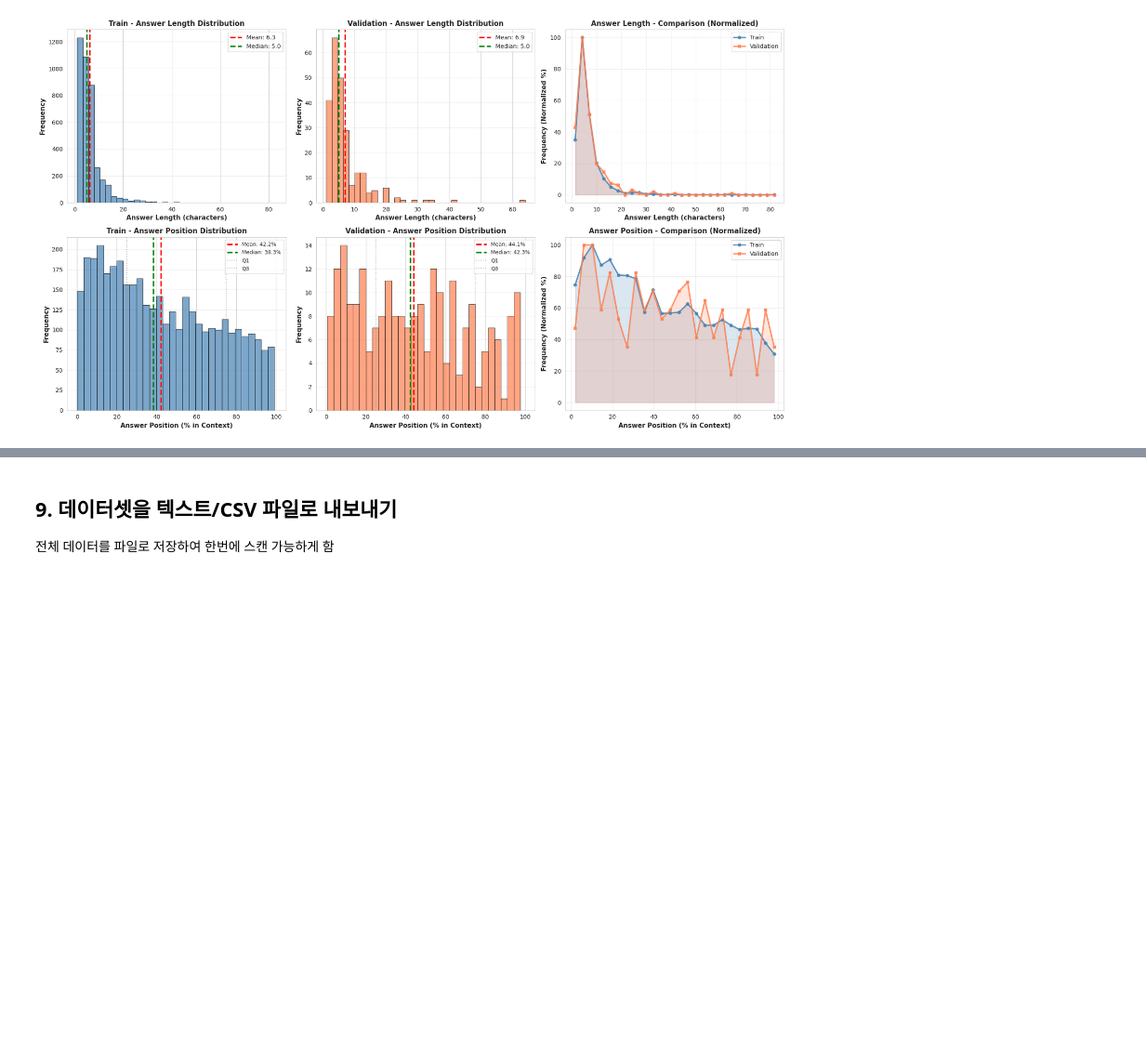
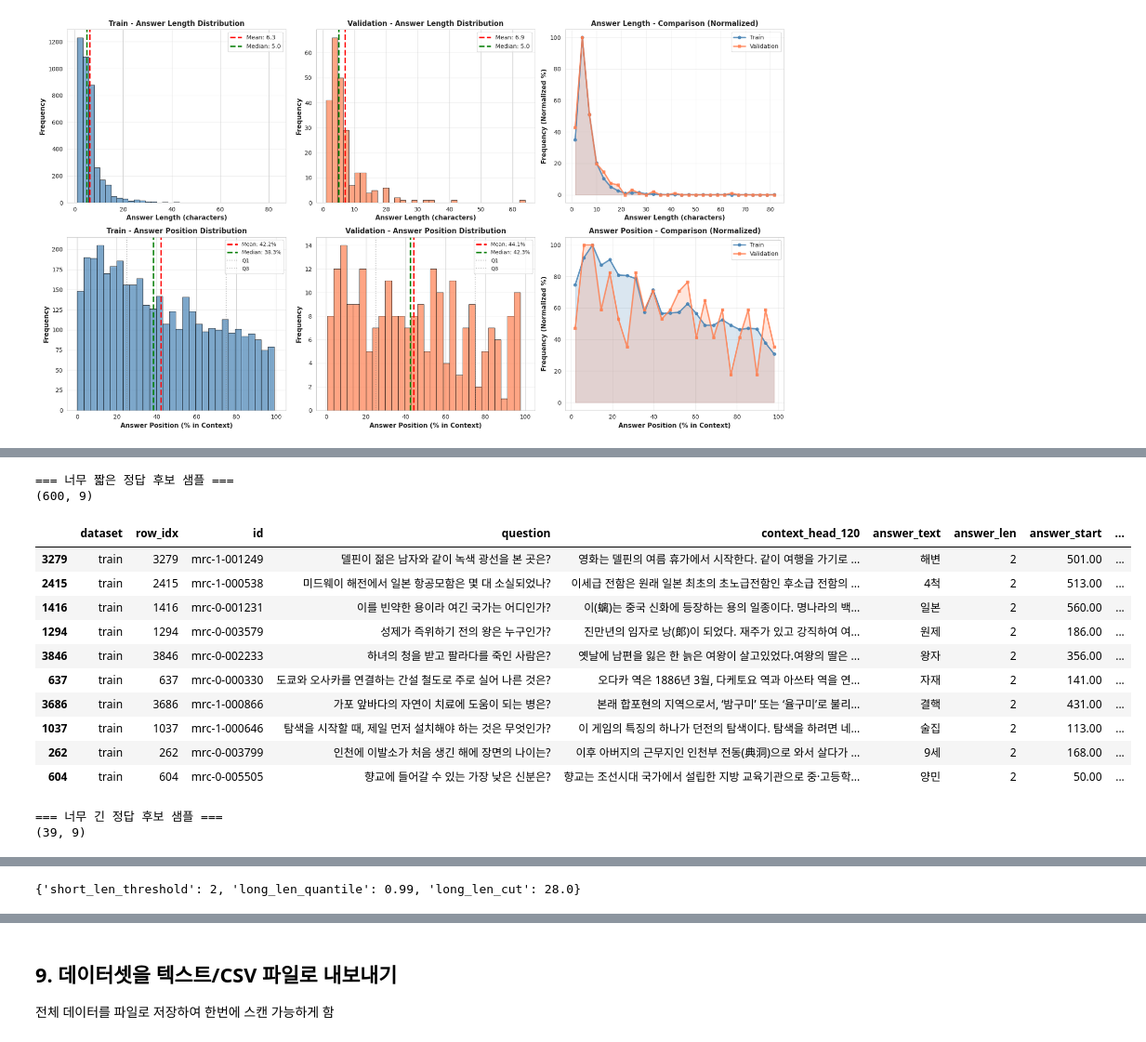
Before and after one commit to boostcampaitech8/pro-nlp-mrc-nlp-09, a Jupyter notebook: notebooks/EDA_data.ipynb, the cells around one changed output, grey strips where cells are left out. Shown at 93% size. Cells and saved outputs as stored; diff of their text form; code cells hidden in the pictures; blank space fills up the shorter version.

```diff
--- a/notebooks/EDA_data.ipynb
+++ b/notebooks/EDA_data.ipynb
@@ -1586,0 +2606,24 @@ visualize_answer_analysis(answer_stats)
+# %%
+print("\n=== 너무 짧은 정답 후보 샘플 ===")
+print(answer_stats["train_short_len_df"].shape)
+display(answer_stats["train_short_len_df"].sample(10))
+print("\n=== 너무 긴 정답 후보 샘플 ===")
+print(answer_stats["train_long_len_df"].shape)
+display(answer_stats["train_long_len_df"].sample(10))
+print(answer_stats["config"])
+# %% [output]
+=== 너무 짧은 정답 후보 샘플 ===
+(600, 9)
+|  | dataset | row_idx | id | question | context_head_120 | answer_text | answer_len | answer_start | ... |
+| 3279 | train | 3279 | mrc-1-001249 | 델핀이 젊은 남자와 같이 녹색 광선을 본 곳은? | 영화는 델핀의 여름 휴가에서 시작한다. 같이 여행을 가기로 ... | 해변 | 2 | 501.00 | ... |
+| 2415 | train | 2415 | mrc-1-000538 | 미드웨이 해전에서 일본 항공모함은 몇 대 소실되었나? | 이세급 전함은 원래 일본 최초의 초노급전함인 후소급 전함의 ... | 4척 | 2 | 513.00 | ... |
+| 1416 | train | 1416 | mrc-0-001231 | 이를 빈약한 용이라 여긴 국가는 어디인가? | 이(螭)는 중국 신화에 등장하는 용의 일종이다. 명나라의 백... | 일본 | 2 | 560.00 | ... |
+| 1294 | train | 1294 | mrc-0-003579 | 성제가 즉위하기 전의 왕은 누구인가? | 진만년의 임자로 낭(郞)이 되었다. 재주가 있고 강직하여 여... | 원제 | 2 | 186.00 | ... |
+| 3846 | train | 3846 | mrc-0-002233 | 하녀의 청을 받고 팔라다를 죽인 사람은? | 옛날에 남편을 잃은 한 늙은 여왕이 살고있었다.여왕의 딸은 ... | 왕자 | 2 | 356.00 | ... |
+| 637 | train | 637 | mrc-0-000330 | 도쿄와 오사카를 연결하는 간설 철도로 주로 실어 나른 것은? | 오다카 역은 1886년 3월, 다케토요 역과 아쓰타 역을 연... | 자재 | 2 | 141.00 | ... |
+| 3686 | train | 3686 | mrc-1-000866 | 가포 앞바다의 자연이 치료에 도움이 되는 병은? | 본래 합포현의 지역으로서, ‘밤구미’ 또는 ‘율구미’로 불리... | 결핵 | 2 | 431.00 | ... |
+| 1037 | train | 1037 | mrc-1-000646 | 탐색을 시작할 때, 제일 먼저 설치해야 하는 것은 무엇인가? | 이 게임의 특징의 하나가 던전의 탐색이다. 탐색을 하려면 네... | 술집 | 2 | 113.00 | ... |
+| 262 | train | 262 | mrc-0-003799 | 인천에 이발소가 처음 생긴 해에 장면의 나이는? | 이후 아버지의 근무지인 인천부 전동(典洞)으로 와서 살다가 ... | 9세 | 2 | 168.00 | ... |
+| 604 | train | 604 | mrc-0-005505 | 향교에 들어갈 수 있는 가장 낮은 신분은? | 향교는 조선시대 국가에서 설립한 지방 교육기관으로 중·고등학... | 양민 | 2 | 50.00 | ... |
+=== 너무 긴 정답 후보 샘플 ===
+(39, 9)
@@ -1586,0 +2641 @@ visualize_answer_analysis(answer_stats)
+{'short_len_threshold': 2, 'long_len_quantile': 0.99, 'long_len_cut': 28.0}
```
Also changed, not shown: parts of 17 cells of this notebook.
